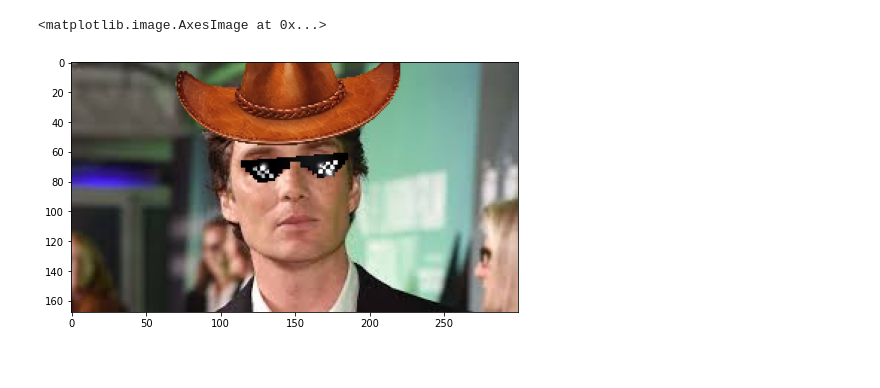
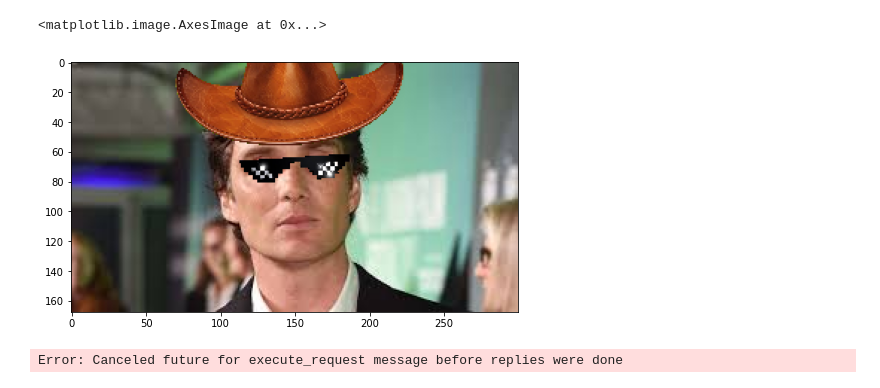
Before and after one commit to Alcachofraz/Face-Detection-Recognition, a Jupyter notebook: masks.ipynb, the cells around one changed output. Drawn from its saved outputs; the diff is of its cells as text; code cells hidden in the pictures.

```diff
--- a/masks.ipynb
+++ b/masks.ipynb
@@ -23,55 +23,63 @@ glasses_left_eye_center = (410, 350)
 glasses_right_eye_center = (870, 350)
 
 dic_objects = {'hat': hat, 'glasses': glasses}
 dic_left_eye_center = {'hat': (580, 560), 'glasses': (410, 350)}
 dic_right_eye_center = {'hat': (740, 560), 'glasses': (870, 350)}
 
 
 def addVirtualObject(face, objects):
-    a = Aligner()
+    a = Aligner(eye_scale_factor=1.1, eye_min_neighbors=6)
     final = face
     for object in objects:
         object_normalized = a.alignObjectToFace(dic_objects[object], face, dic_left_eye_center[object], dic_right_eye_center[object])
         if (object_normalized is None):
             continue
         ## convert to hsv
         object_normalized_hsv = cv2.cvtColor(object_normalized, cv2.COLOR_BGR2HSV)
 
         ## mask of green (36,25,25) ~ (86, 255,255)
         object_normalized_mask = cv2.inRange(object_normalized_hsv, (36, 25, 25), (86, 255, 255)) / 255
 
         ## convert to rgb array of ints
         object_normalized_mask = np.array(np.ones((object_normalized_mask.shape[0], object_normalized_mask.shape[1], 3)) * object_normalized_mask[:, :, None], dtype=int)
 
         ## compute chroma key
         final = np.multiply(final, object_normalized_mask) + np.multiply(object_normalized, np.logical_not(object_normalized_mask))
     return np.array(final, dtype=np.uint8)
 
 plt.figure(figsize=(8, 10))
 plt.imshow(addVirtualObject(example, ['hat', 'glasses'])[:,:,::-1])
 # %% [output]
 <matplotlib.image.AxesImage at 0x...>
-[figure, old version]
+[figure, new version]
 # %%
-def f(image):
-    faces = cv2.CascadeClassifier(
-        'cascades/data/haarcascade_frontalface_alt2.xml').detectMultiScale(image)
-    # For each face found:
-    for result in faces:
-        x, y, w, h = result
-        x1, y1 = x + w, y + h
-        # Draw rectangle:
-        cv2.rectangle(image, (x, y), (x1, y1), (0, 0, 255), 2)
+def findEyes(image):
+    a = Aligner(eye_scale_factor=1.1, eye_min_neighbors=6)
+    faces = a.cutFaces(image)
+    if (len(faces) < 1):
+        return None
+    face, x, y = faces[0]
+    eyes = a.findEyes(face)
+    if (len(eyes) < 2):
+        return None
+    for eye in eyes:
+        xe, ye, w, h = eye
+        xe += x
+        ye += y
+        cv2.rectangle(image, (xe, ye), (xe + w, ye + h), (0, 0, 255), 2)
 
 cv2.namedWindow("preview")
 cam = cv2.VideoCapture(0)
 
 while True:
     rval, frame = cam.read()
-    object = addVirtualObject(frame, ['hat', 'glasses'])
-    cv2.imshow("preview", object)
+    frame = addVirtualObject(frame, ['hat', 'glasses'])
+    #findEyes(frame)
+    cv2.imshow("preview", frame)
     if cv2.waitKey(1) & 0xFF == ord('q'):  # Exit with 'q'
         break
 
 cam.release()
 cv2.destroyAllWindows()
+# %% [output]
+Error: Canceled future for execute_request message before replies were done
```
Also changed, not shown: parts of 1 cell of this notebook, 2 other files.
